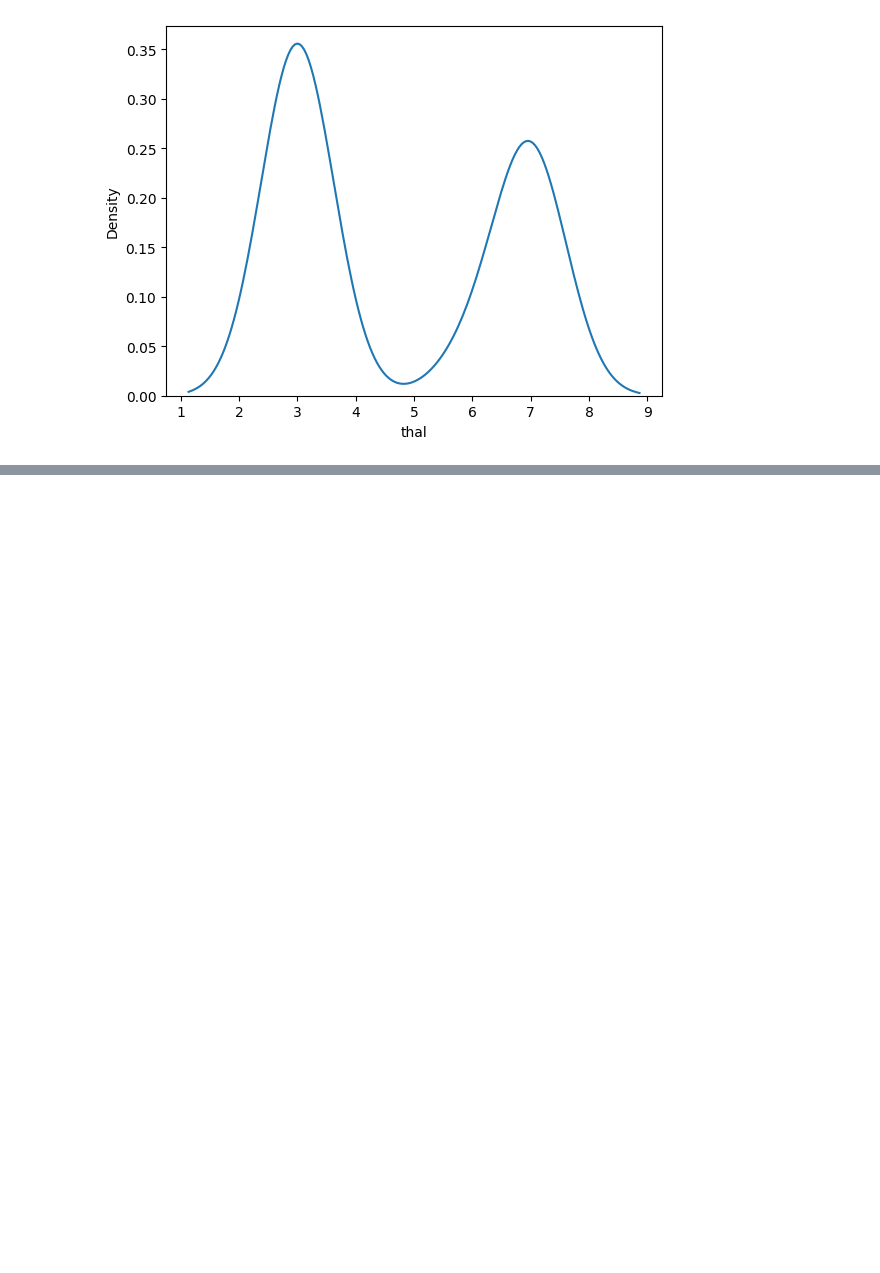
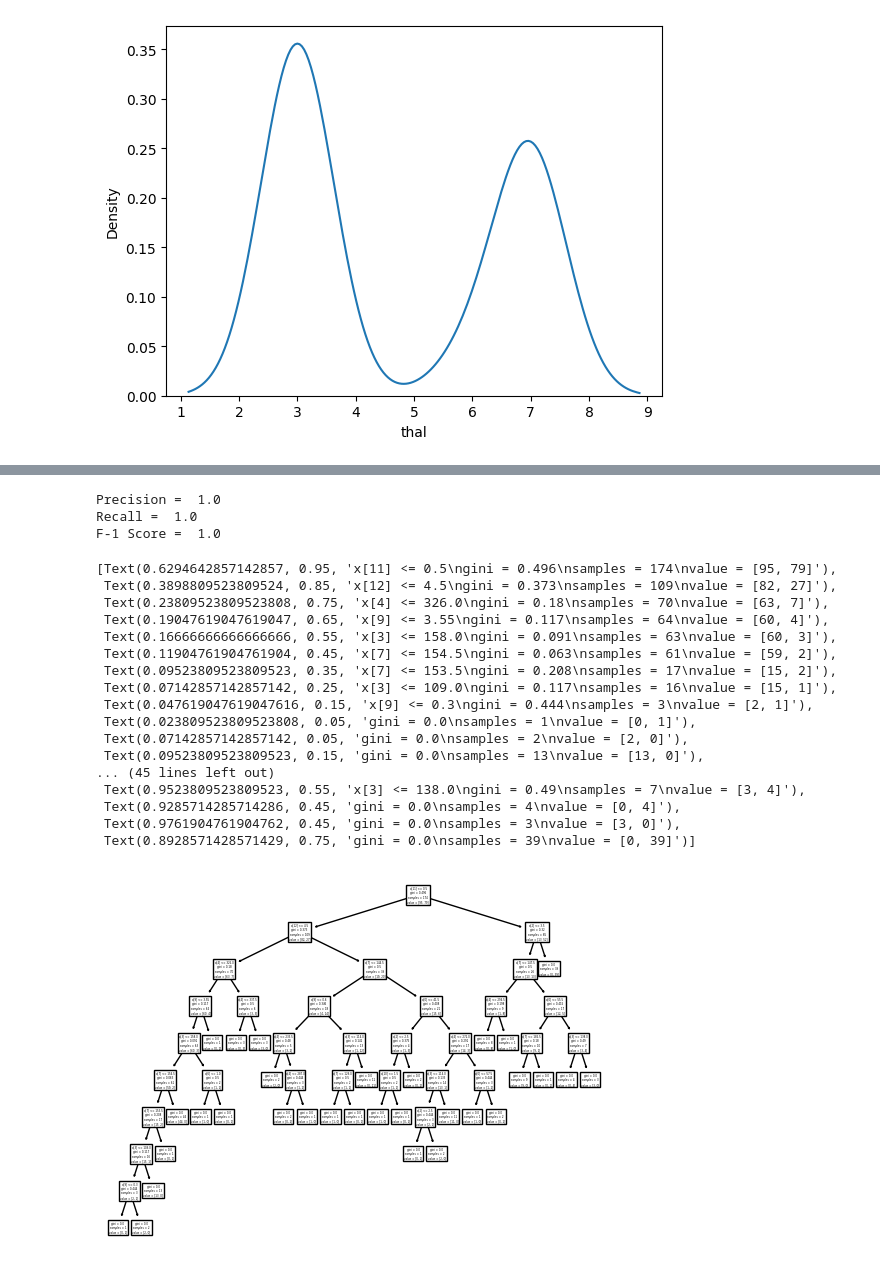
Before and after one commit to JOCRZ/TechnoHacks_Internship, a Jupyter notebook: Project2/Project2.ipynb, the cells around one changed output, grey strips where cells are left out. Cells and saved outputs as stored; diff of their text form; code cells hidden in the pictures; blank space fills up the shorter version.

```diff
--- a/Project2/Project2.ipynb
+++ b/Project2/Project2.ipynb
@@ -207,0 +242,33 @@ X_train, X_valid, y_train, y_valid = train_test_split(X_temp, y_temp, test_size=
+# %%
+from sklearn.metrics import recall_score,precision_score,f1_score
+
+prediction = model.predict(X_train)
+print("Precision = ",format(precision_score(y_train,prediction)))
+print("Recall = ",format(recall_score(y_train,prediction)))
+print("F-1 Score = ",format(f1_score(y_train,prediction)))
+# %% [output]
+Precision =  1.0
+Recall =  1.0
+F-1 Score =  1.0
+# %%
+from sklearn.tree import plot_tree
+plot_tree(model)
+# %% [output]
+[Text(0.6294642857142857, 0.95, 'x[11] <= 0.5\ngini = 0.496\nsamples = 174\nvalue = [95, 79]'),
+ Text(0.3898809523809524, 0.85, 'x[12] <= 4.5\ngini = 0.373\nsamples = 109\nvalue = [82, 27]'),
+ Text(0.23809523809523808, 0.75, 'x[4] <= 326.0\ngini = 0.18\nsamples = 70\nvalue = [63, 7]'),
+ Text(0.19047619047619047, 0.65, 'x[9] <= 3.55\ngini = 0.117\nsamples = 64\nvalue = [60, 4]'),
+ Text(0.16666666666666666, 0.55, 'x[3] <= 158.0\ngini = 0.091\nsamples = 63\nvalue = [60, 3]'),
+ Text(0.11904761904761904, 0.45, 'x[7] <= 154.5\ngini = 0.063\nsamples = 61\nvalue = [59, 2]'),
+ Text(0.09523809523809523, 0.35, 'x[7] <= 153.5\ngini = 0.208\nsamples = 17\nvalue = [15, 2]'),
+ Text(0.07142857142857142, 0.25, 'x[3] <= 109.0\ngini = 0.117\nsamples = 16\nvalue = [15, 1]'),
+ Text(0.047619047619047616, 0.15, 'x[9] <= 0.3\ngini = 0.444\nsamples = 3\nvalue = [2, 1]'),
+ Text(0.023809523809523808, 0.05, 'gini = 0.0\nsamples = 1\nvalue = [0, 1]'),
+ Text(0.07142857142857142, 0.05, 'gini = 0.0\nsamples = 2\nvalue = [2, 0]'),
+ Text(0.09523809523809523, 0.15, 'gini = 0.0\nsamples = 13\nvalue = [13, 0]'),
+... (45 lines left out)
+ Text(0.9523809523809523, 0.55, 'x[3] <= 138.0\ngini = 0.49\nsamples = 7\nvalue = [3, 4]'),
+ Text(0.9285714285714286, 0.45, 'gini = 0.0\nsamples = 4\nvalue = [0, 4]'),
+ Text(0.9761904761904762, 0.45, 'gini = 0.0\nsamples = 3\nvalue = [3, 0]'),
+ Text(0.8928571428571429, 0.75, 'gini = 0.0\nsamples = 39\nvalue = [0, 39]')]
+[figure, added]
```
Also changed, not shown: parts of 16 cells of this notebook.
